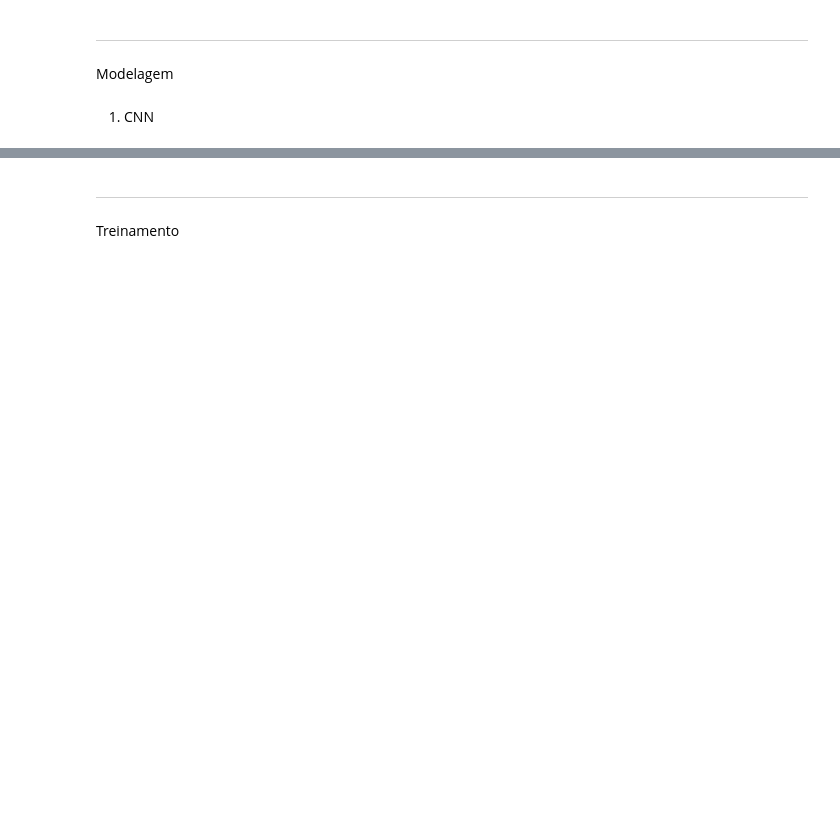
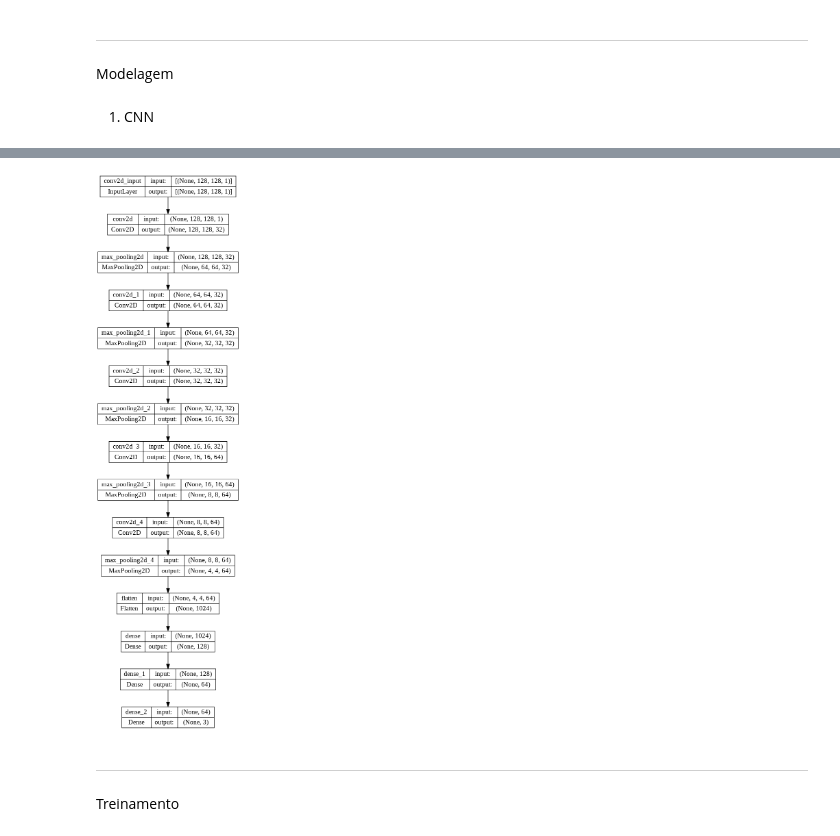
Before and after one commit to d-portugal/chest_x_ray, a Jupyter notebook: chest_xray_APA.ipynb, the cells around one changed output, grey strips where cells are left out. Cells and saved outputs as stored; diff of their text form; code cells hidden in the pictures; blank space fills up the shorter version.

```diff
--- a/chest_xray_APA.ipynb
+++ b/chest_xray_APA.ipynb
@@ -146,22 +153,19 @@ Modelagem
 # %% [markdown]
 1.   CNN
 # %%
-model = keras.Sequential([
-    layers.Conv2D(filters = 32, kernel_size = (3,3), activation = 'relu', input_shape=(img_width, img_height, 1), padding = 'same'),
-    layers.MaxPooling2D(pool_size = (2,2)),
-    layers.Conv2D(filters = 64, kernel_size = (3,3), activation = 'relu', input_shape=(img_width, img_height, 1), padding = 'same'),
-    layers.MaxPooling2D(pool_size = (2,2)),
-    layers.Conv2D(filters = 128, kernel_size = (3,3), activation = 'relu', input_shape=(img_width, img_height, 1), padding = 'same'),
-    layers.Conv2D(filters = 128, kernel_size = (3,3), activation = 'relu', input_shape=(img_width, img_height, 1), padding = 'same'),
-    layers.MaxPooling2D(pool_size = (2,2)),
-    layers.Flatten(),
-    layers.Dense(units = 128, activation = 'relu'),
-    layers.Dense(units = 32, activation = 'relu'),
-    layers.Dense(units = 3, activation = 'softmax')
-])
+model = Sequential()
+model.add(Conv2D(32, (3, 3), activation="relu", input_shape=(img_width, img_height, 1), padding='same'))
+model.add(MaxPooling2D(pool_size = (2, 2), padding='same'))
+model.add(Conv2D(32, (3, 3), activation="relu", input_shape=(img_width, img_height, 1), padding='same'))
+model.add(MaxPooling2D(pool_size = (2, 2), padding='same'))
+model.add(Conv2D(32, (3, 3), activation="relu", input_shape=(img_width, img_height, 1), padding='same'))
+model.add(MaxPooling2D(pool_size = (2, 2), padding='same'))
+model.add(Conv2D(64, (3, 3), activation="relu", input_shape=(img_width, img_height, 1), padding='same'))
+model.add(MaxPooling2D(pool_size = (2, 2), padding='same'))
+model.add(Conv2D(64, (3, 3), activation="relu", input_shape=(img_width, img_height, 1), padding='same'))
+model.add(MaxPooling2D(pool_size = (2, 2), padding='same'))
+model.add(Flatten())
+model.add(Dense(activation = 'relu', units = 128))
+model.add(Dense(activation = 'relu', units = 64))
+model.add(Dense(activation = 'softmax', units = 3))
+model.compile(optimizer = 'adam', loss = 'categorical_crossentropy', metrics = ['accuracy'])
-# %%
-model.compile(
-    optimizer = tf.keras.optimizers.Adam(epsilon = 0.01),
-    loss = 'categorical_crossentropy',
-    metrics = ['accuracy']
-)
@@ -211,3 +194,7 @@ model_transf.compile(
+# %%
+plot_model(model,show_shapes=True, show_layer_names=True, rankdir='TB', expand_nested=True)
+# %% [output]
+[figure, added]
 # %% [markdown]
 ----
 # %% [markdown]
```
Also changed, not shown: parts of 45 cells of this notebook.
